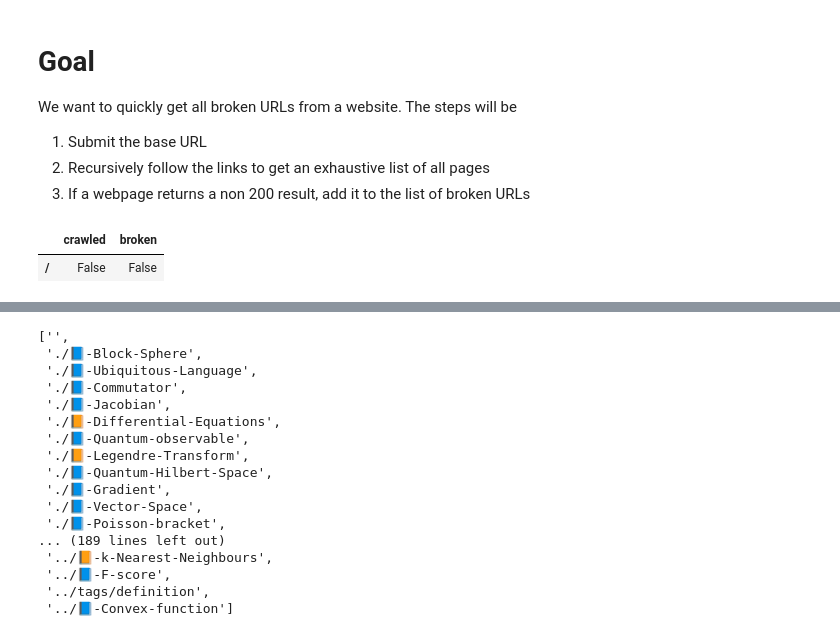
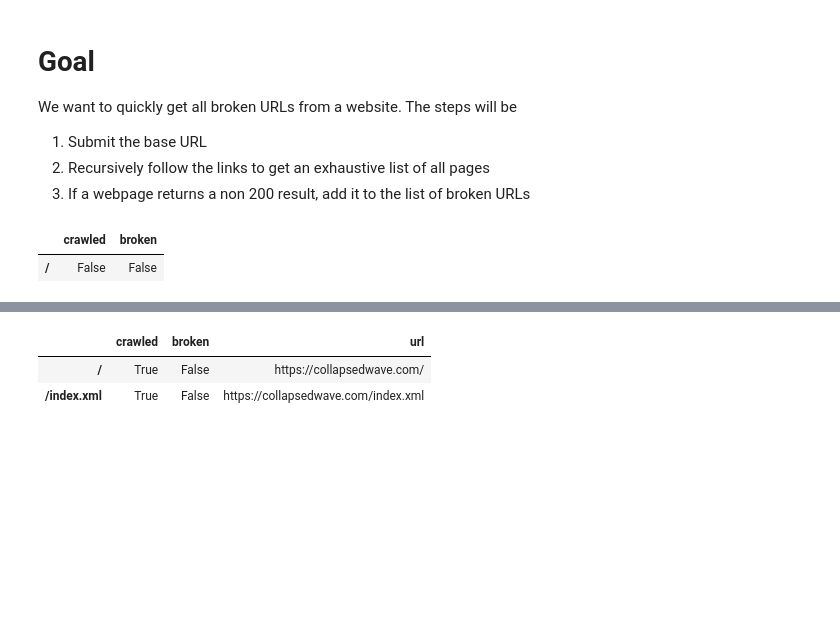
Before and after one commit to migueltorrescosta/notebooks, a Jupyter notebook: BrokenLinkChecker.ipynb, the cells around one changed output, grey strips where cells are left out. Saved outputs shown, nothing was run; the diff lists cells and outputs as text; code cells hidden in the pictures; blank space fills up the shorter version.

```diff
--- a/BrokenLinkChecker.ipynb
+++ b/BrokenLinkChecker.ipynb
@@ -114,23 +113,9 @@ print_urls(results[results["broken"]==True].index)
-# %%
-# External URLs
-[u for u in results.index if not urlparse(u).path.startswith('/')]
-# %% [output]
-['',
- './📘-Block-Sphere',
- './📘-Ubiquitous-Language',
- './📘-Commutator',
- './📘-Jacobian',
- './📙-Differential-Equations',
- './📘-Quantum-observable',
- './📙-Legendre-Transform',
- './📘-Quantum-Hilbert-Space',
- './📘-Gradient',
- './📘-Vector-Space',
- './📘-Poisson-bracket',
-... (189 lines left out)
- '../📙-k-Nearest-Neighbours',
- '../📘-F-score',
- '../tags/definition',
- '../📘-Convex-function']
+# %%
+# External URLs
+show_urls(results[list(map(lambda x: urlparse(x).path.startswith('/'), results.index))])
+# %% [output]
+|  | crawled | broken | url |
+| / | True | False | https://collapsedwave.com/ |
+| /index.xml | True | False | https://collapsedwave.com/index.xml |
 # %%
 # Success
```
Also changed, not shown: parts of 7 cells of this notebook.
